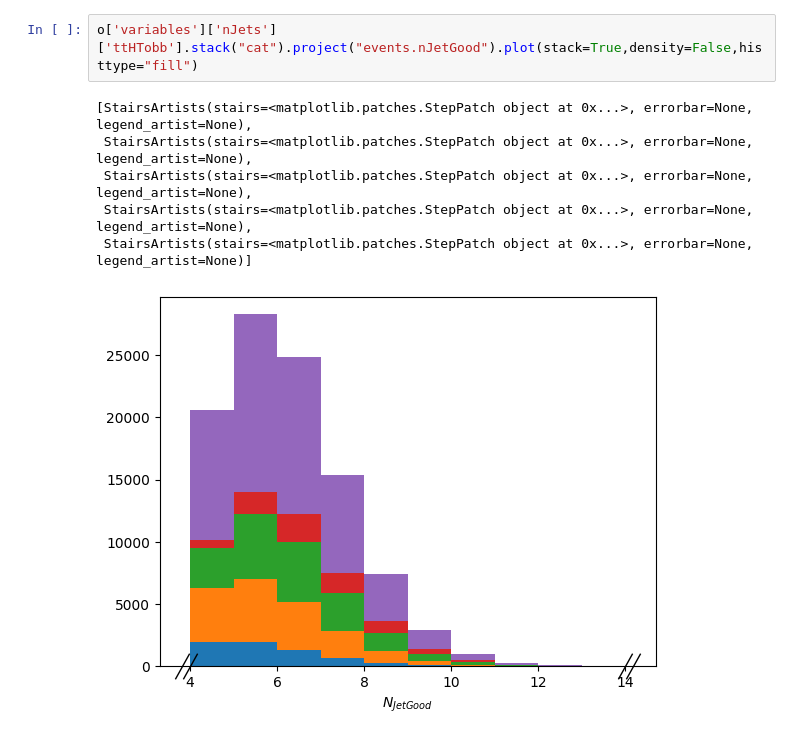
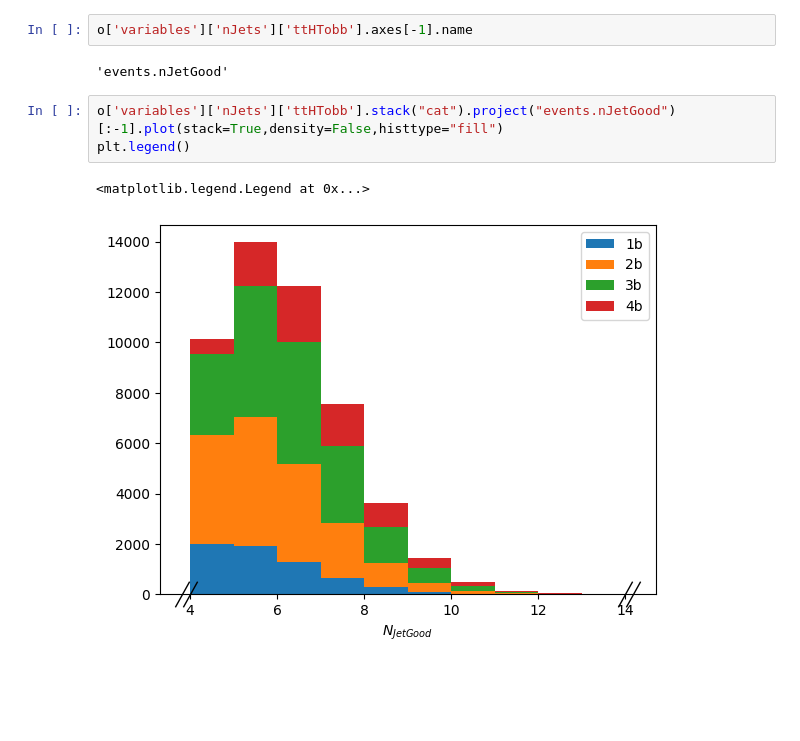
Before and after one commit to UBParker/PocketCoffea, a Jupyter notebook: stackHists.ipynb, the cells around one changed output. Cells and saved outputs as stored; diff of their text form; blank space fills up the shorter version.

Commit message:
Remove baseline category, added legend, extended to all histograms

```diff
--- a/stackHists.ipynb
+++ b/stackHists.ipynb
@@ -16,12 +18,13 @@ histnames = o['variables'].keys()
 print(o['variables'].keys())
 # %% [output]
 dict_keys(['ElectronGood_eta_1', 'ElectronGood_pt_1', 'ElectronGood_phi_1', 'ElectronGood_etaSC_1', 'MuonGood_eta_1', 'MuonGood_pt_1', 'MuonGood_phi_1', 'nElectronGood', 'nMuonGood', 'nJets', 'nBJets' ...
+# %%
+o['variables']['nJets']['ttHTobb'].axes[-1].name
+# %% [output]
+'events.nJetGood'
 # %%
-o['variables']['nJets']['ttHTobb'].stack("cat").project("events.nJetGood").plot(stack=True,density=False,histtype="fill")
+o['variables']['nJets']['ttHTobb'].stack("cat").project("events.nJetGood")[:-1].plot(stack=True,density=False,histtype="fill")
+plt.legend()
 # %% [output]
-[StairsArtists(stairs=<matplotlib.patches.StepPatch object at 0x...>, errorbar=None, legend_artist=None),
- StairsArtists(stairs=<matplotlib.patches.StepPatch object at 0x...>, errorbar=None, legend_artist=None),
- StairsArtists(stairs=<matplotlib.patches.StepPatch object at 0x...>, errorbar=None, legend_artist=None),
- StairsArtists(stairs=<matplotlib.patches.StepPatch object at 0x...>, errorbar=None, legend_artist=None),
- StairsArtists(stairs=<matplotlib.patches.StepPatch object at 0x...>, errorbar=None, legend_artist=None)]
+<matplotlib.legend.Legend at 0x...>
-[figure, old version]
+[figure, new version]
```
Also changed, not shown: parts of 4 cells of this notebook.
